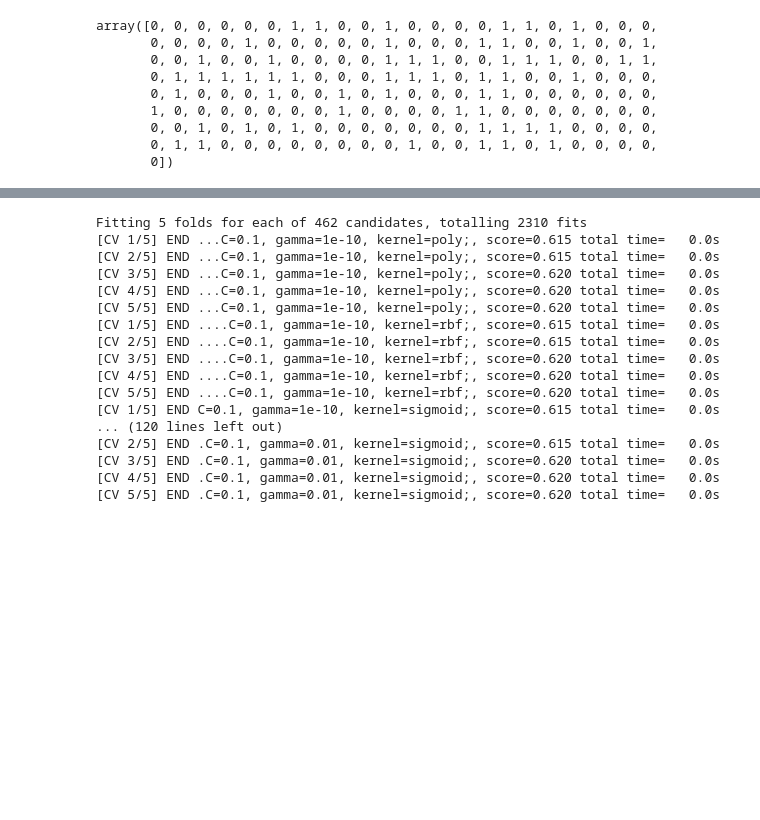
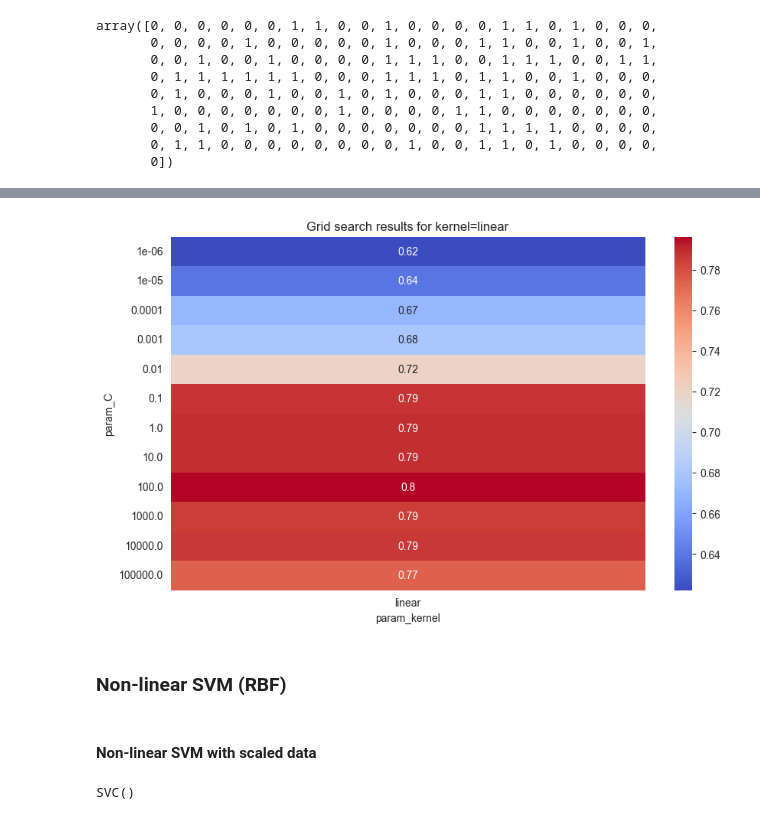
Before and after one commit to SLI0124/strojove-uceni, a Jupyter notebook: tasks/task6.ipynb, the cells around one changed output, grey strips where cells are left out. Drawn from its saved outputs; the diff is of its cells as text; code cells hidden in the pictures; blank space fills up the shorter version.

```diff
--- a/tasks/task6.ipynb
+++ b/tasks/task6.ipynb
@@ -602,6 +675,6 @@ array([0, 0, 0, 0, 0, 0, 1, 1, 0, 0, 1, 0, 0, 0, 0, 1, 1, 0, 1, 0, 0, 0,
        0, 1, 1, 0, 0, 0, 0, 0, 0, 0, 0, 1, 0, 0, 1, 1, 0, 1, 0, 0, 0, 0,
        0])
 # %%
-linear_grid = GridSearchCV(SVC(), param_grid_linear, refit=True, verbose=3)
-linear_grid.fit(X_train, y_train)
+linear_grid_non_scaled = GridSearchCV(SVC(), param_grid_linear, refit=True, verbose=3)
+linear_grid_non_scaled.fit(X_train, y_train)
 # %% [output]
@@ -634,21 +714,0 @@ classification_report(y_test, predictions_linear)
-# %%
-grid = GridSearchCV(SVC(), param_grid, refit=True, verbose=3)
-grid.fit(X_train, y_train)
-# %% [output]
-Fitting 5 folds for each of 462 candidates, totalling 2310 fits
-[CV 1/5] END ...C=0.1, gamma=1e-10, kernel=poly;, score=0.615 total time=   0.0s
-[CV 2/5] END ...C=0.1, gamma=1e-10, kernel=poly;, score=0.615 total time=   0.0s
-[CV 3/5] END ...C=0.1, gamma=1e-10, kernel=poly;, score=0.620 total time=   0.0s
-[CV 4/5] END ...C=0.1, gamma=1e-10, kernel=poly;, score=0.620 total time=   0.0s
-[CV 5/5] END ...C=0.1, gamma=1e-10, kernel=poly;, score=0.620 total time=   0.0s
-[CV 1/5] END ....C=0.1, gamma=1e-10, kernel=rbf;, score=0.615 total time=   0.0s
-[CV 2/5] END ....C=0.1, gamma=1e-10, kernel=rbf;, score=0.615 total time=   0.0s
-[CV 3/5] END ....C=0.1, gamma=1e-10, kernel=rbf;, score=0.620 total time=   0.0s
-[CV 4/5] END ....C=0.1, gamma=1e-10, kernel=rbf;, score=0.620 total time=   0.0s
-[CV 5/5] END ....C=0.1, gamma=1e-10, kernel=rbf;, score=0.620 total time=   0.0s
-[CV 1/5] END C=0.1, gamma=1e-10, kernel=sigmoid;, score=0.615 total time=   0.0s
-... (120 lines left out)
-[CV 2/5] END .C=0.1, gamma=0.01, kernel=sigmoid;, score=0.615 total time=   0.0s
-[CV 3/5] END .C=0.1, gamma=0.01, kernel=sigmoid;, score=0.620 total time=   0.0s
-[CV 4/5] END .C=0.1, gamma=0.01, kernel=sigmoid;, score=0.620 total time=   0.0s
-[CV 5/5] END .C=0.1, gamma=0.01, kernel=sigmoid;, score=0.620 total time=   0.0s
@@ -660,0 +715,20 @@ classification_report(y_test, predictions)
+# %%
+results_linear_non_scaled = pd.DataFrame(linear_grid_non_scaled.cv_results_)
+pivot_table_linear_non_scaled = results_linear_non_scaled.pivot(index='param_C', columns='param_kernel',
+                                                                values='mean_test_score')
+# %%
+plt.figure(figsize=(10, 6))
+sns.heatmap(pivot_table_linear_non_scaled, annot=True, cmap='coolwarm')
+plt.title('Grid search results for kernel=linear')
+plt.show()
+# %% [output]
+[figure, added]
+# %% [markdown]
+### Non-linear SVM (RBF)
+# %% [markdown]
+#### Non-linear SVM with scaled data
+# %%
+model_svc = SVC()
+model_svc.fit(X_train, y_train)
+# %% [output]
+SVC()
```
Also changed, not shown: parts of 66 cells of this notebook.
